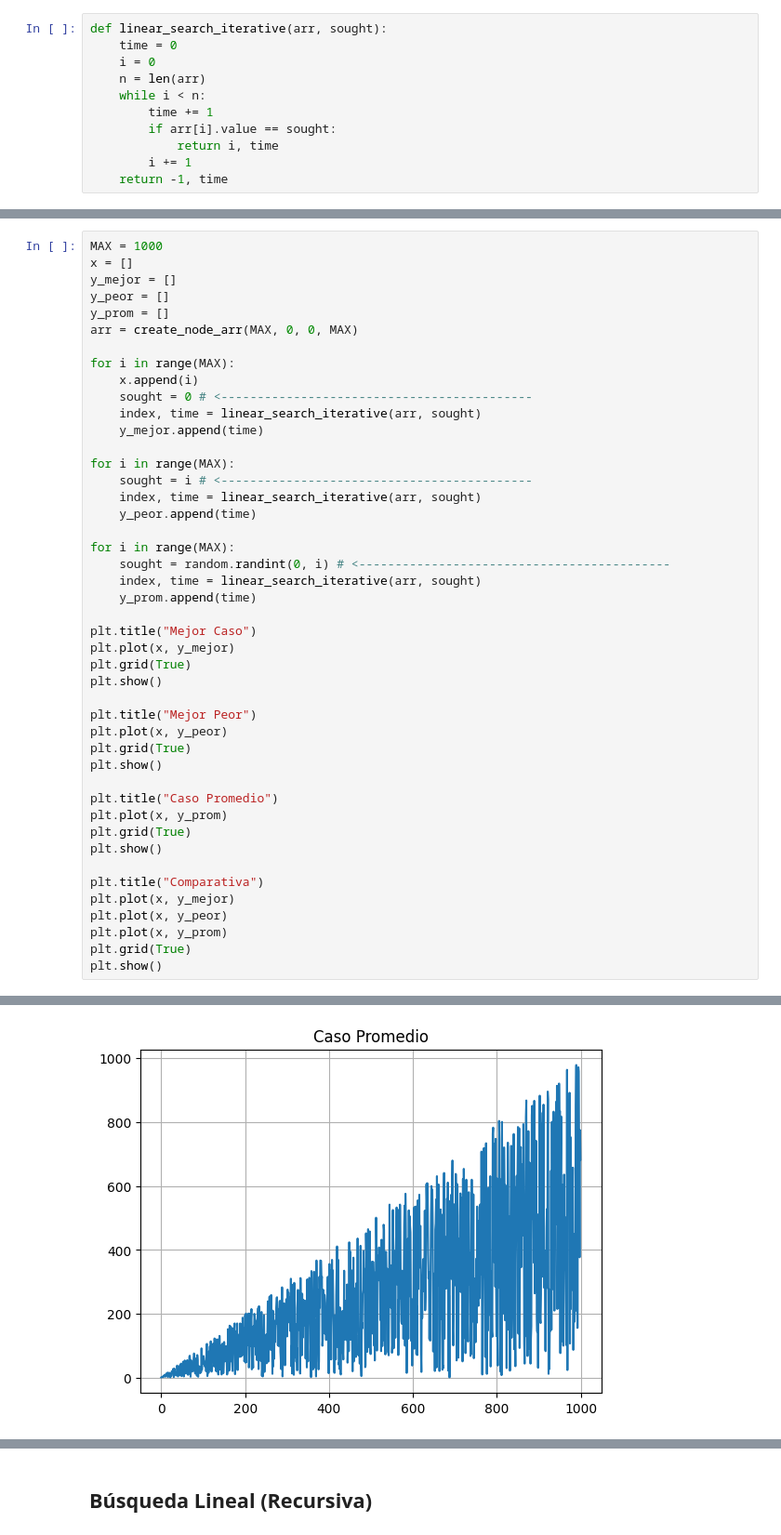
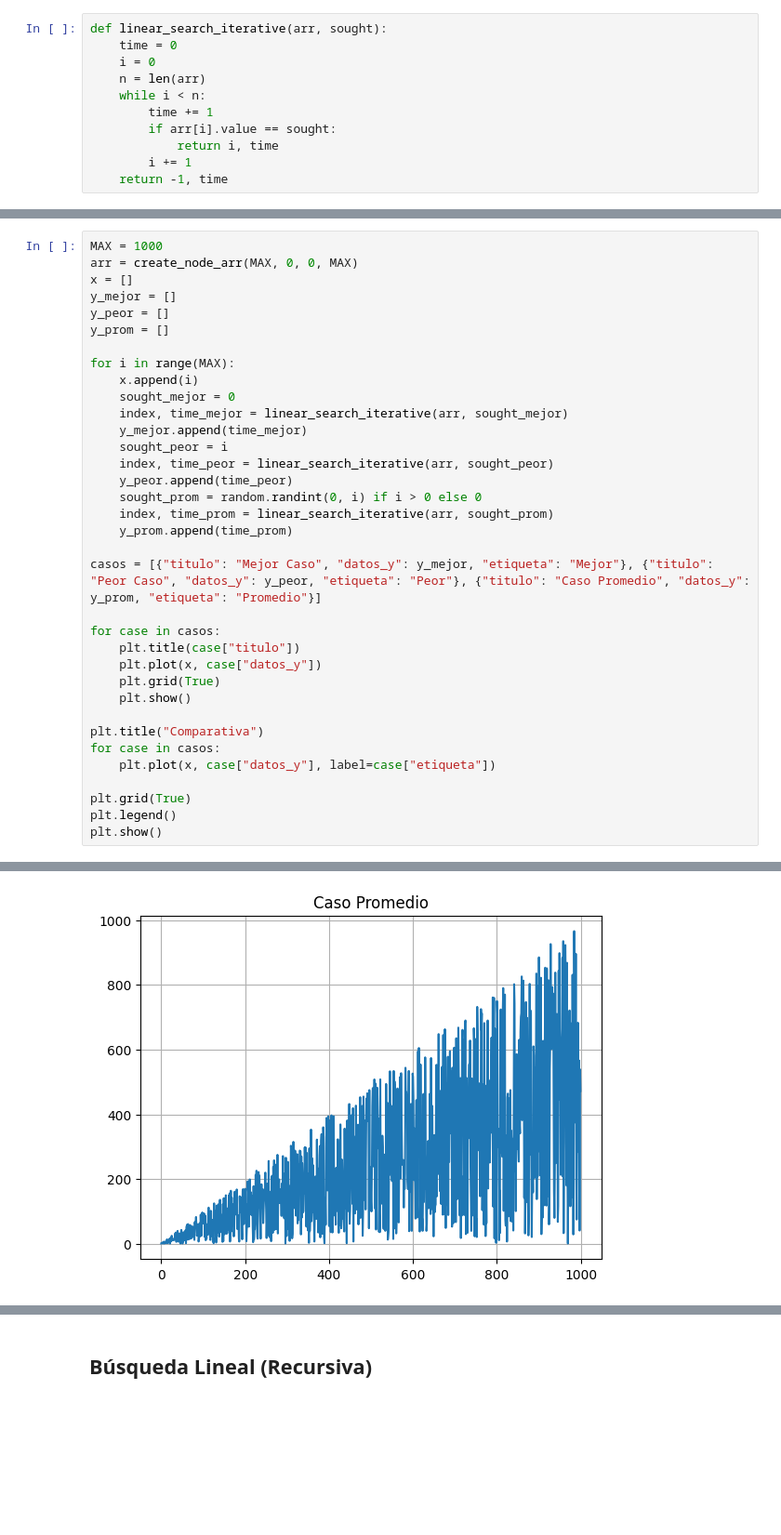
Before and after one commit to amglezb/EDA-II, a Jupyter notebook: GONZALEZ_BARRAGAN-PRACTICA_4/practica4.ipynb, the cells around one changed output, grey strips where cells are left out. Shown at 93% size. Drawn from its saved outputs; the diff is of its cells as text; blank space fills up the shorter version.

```diff
--- a/GONZALEZ_BARRAGAN-PRACTICA_4/practica4.ipynb
+++ b/GONZALEZ_BARRAGAN-PRACTICA_4/practica4.ipynb
@@ -61,47 +63,37 @@ Nodo con el valor buscado 20 encontrado en la posición 0
 # %%
 MAX = 1000
+arr = create_node_arr(MAX, 0, 0, MAX)
 x = []
 y_mejor = []
 y_peor = []
 y_prom = []
-arr = create_node_arr(MAX, 0, 0, MAX)
 
 for i in range(MAX):
     x.append(i)
-    sought = 0 # <-------------------------------------------
-    index, time = linear_search_iterative(arr, sought)
-    y_mejor.append(time)
+    sought_mejor = 0
+    index, time_mejor = linear_search_iterative(arr, sought_mejor)
+    y_mejor.append(time_mejor)
+    sought_peor = i
+    index, time_peor = linear_search_iterative(arr, sought_peor)
+    y_peor.append(time_peor)
+    sought_prom = random.randint(0, i) if i > 0 else 0
+    index, time_prom = linear_search_iterative(arr, sought_prom)
+    y_prom.append(time_prom)
 
-for i in range(MAX):
-    sought = i # <-------------------------------------------
-    index, time = linear_search_iterative(arr, sought)
-    y_peor.append(time)
+casos = [{"titulo": "Mejor Caso", "datos_y": y_mejor, "etiqueta": "Mejor"}, {"titulo": "Peor Caso", "datos_y": y_peor, "etiqueta": "Peor"}, {"titulo": "Caso Promedio", "datos_y": y_prom, "etiqueta": "Promedio"}]
 
-for i in range(MAX):
-    sought = random.randint(0, i) # <-------------------------------------------
-    index, time = linear_search_iterative(arr, sought)
-    y_prom.append(time)
-
-plt.title("Mejor Caso")
-plt.plot(x, y_mejor)
-plt.grid(True)
-plt.show()
-
-plt.title("Mejor Peor")
-plt.plot(x, y_peor)
-plt.grid(True)
-plt.show()
-
-plt.title("Caso Promedio")
-plt.plot(x, y_prom)
-plt.grid(True)
-plt.show()
+for case in casos:
+    plt.title(case["titulo"])
+    plt.plot(x, case["datos_y"])
+    plt.grid(True)
+    plt.show()
 
 plt.title("Comparativa")
-plt.plot(x, y_mejor)
-plt.plot(x, y_peor)
-plt.plot(x, y_prom)
+for case in casos:
+    plt.plot(x, case["datos_y"], label=case["etiqueta"])
+
 plt.grid(True)
+plt.legend()
 plt.show()
 # %% [output]
 [figure]
@@ -109 +101 @@ plt.show()
-[figure, old version]
+[figure, new version]
```
Also changed, not shown: parts of 35 cells of this notebook.
